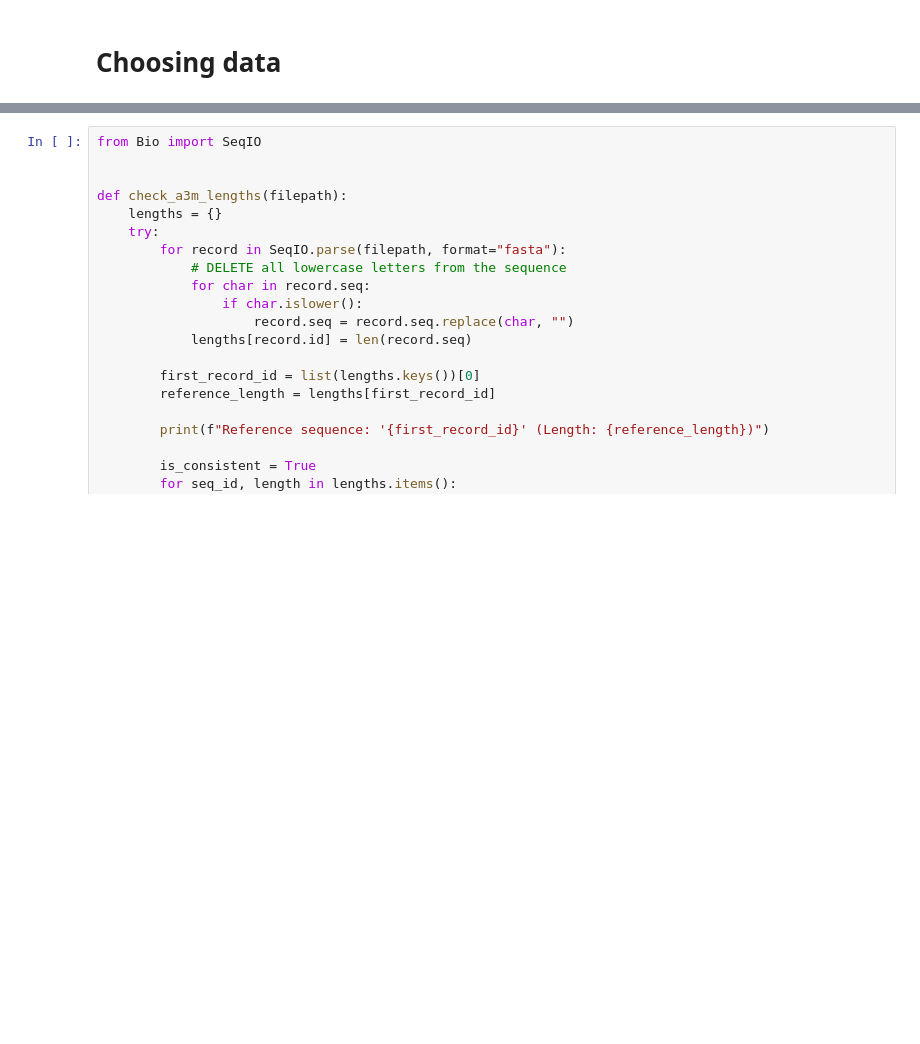
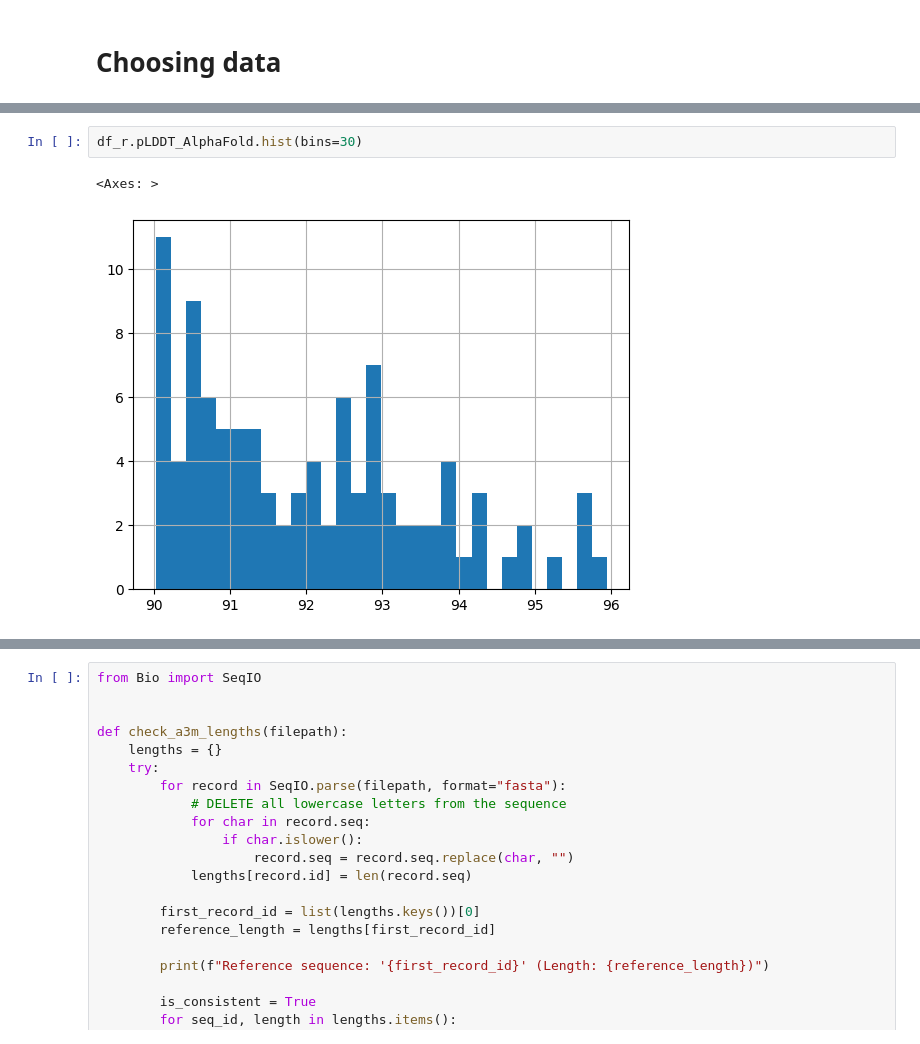
Before and after one commit to pimenol/ProteinTTT, a Jupyter notebook: notebooks/ProteinTTT_MSA.ipynb, the cells around one changed output, grey strips where cells are left out. Saved outputs shown, nothing was run; the diff lists cells and outputs as text; blank space fills up the shorter version.

```diff
--- a/notebooks/ProteinTTT_MSA.ipynb
+++ b/notebooks/ProteinTTT_MSA.ipynb
@@ -59,0 +62,5 @@ Name: pLDDT_0.0004_4, dtype: float64
+# %%
+df_r.pLDDT_AlphaFold.hist(bins=30)
+# %% [output]
+<Axes: >
+[figure, added]
```
Also changed, not shown: parts of 26 cells of this notebook.
